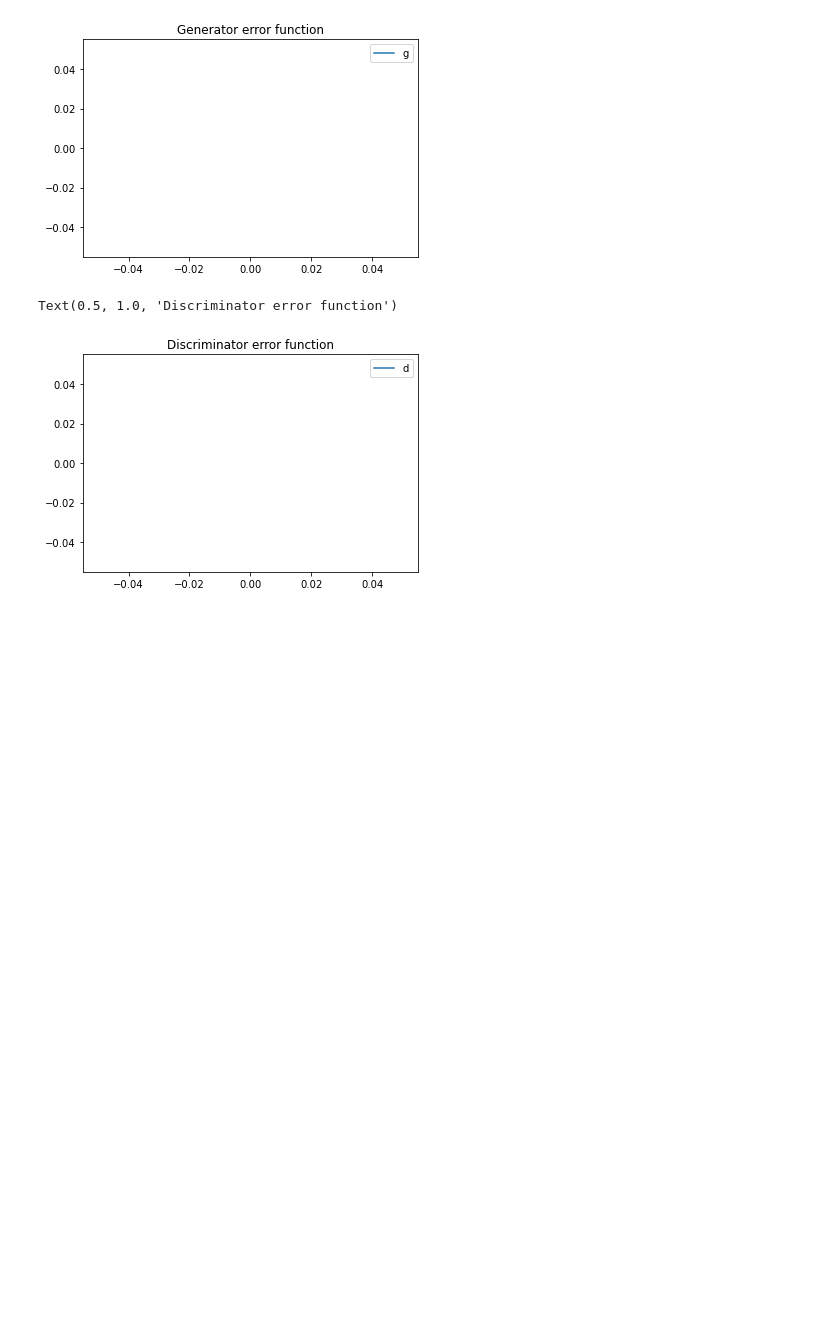
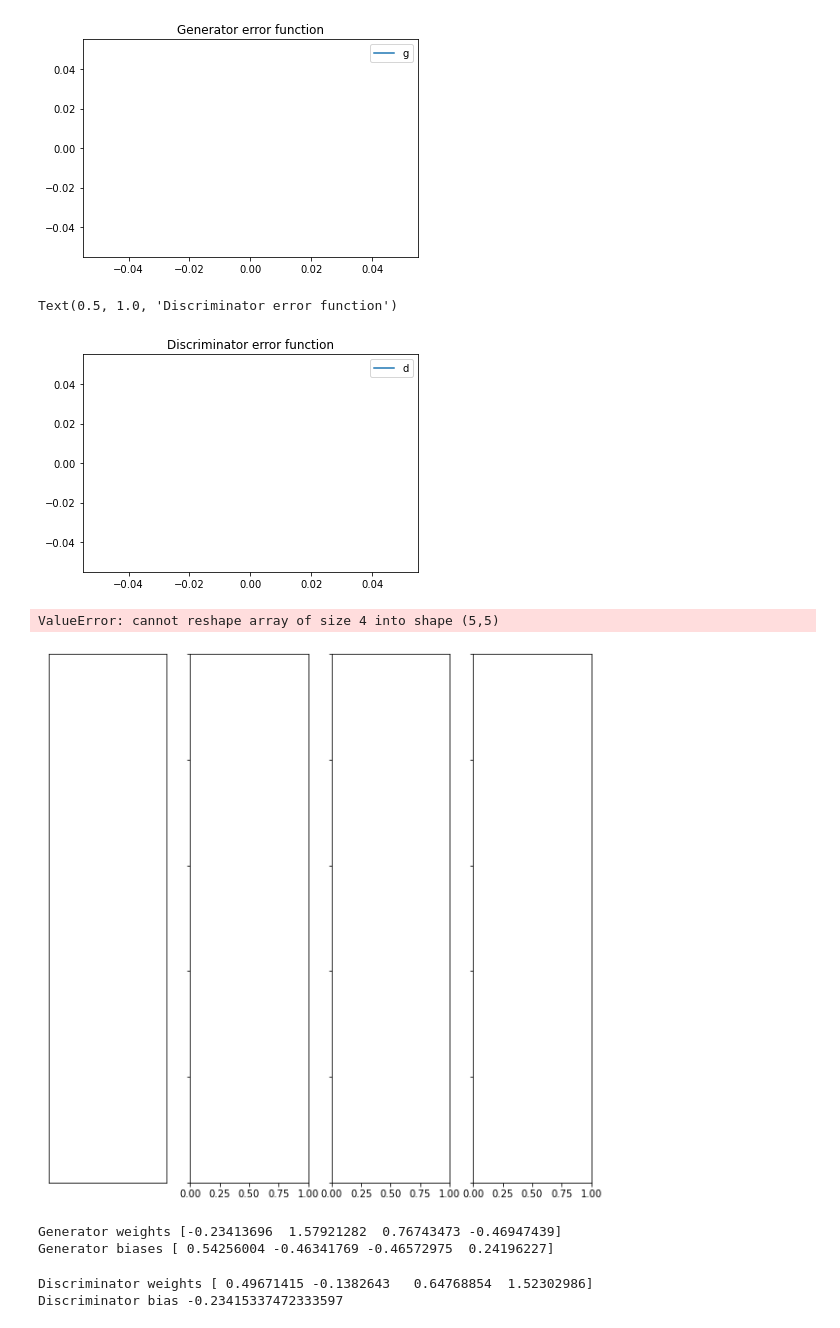
Before and after one commit to ChristopherCaysido/BasicGAN, a Jupyter notebook: Basic Smiley Face Gan.ipynb, the cells around one changed output. Saved outputs shown, nothing was run; the diff lists cells and outputs as text; code cells hidden in the pictures; blank space fills up the shorter version.

```diff
--- a/Basic Smiley Face Gan.ipynb
+++ b/Basic Smiley Face Gan.ipynb
@@ -55,7 +55,7 @@ class Discriminator():
     def __init__(self):
         #self.weights = np.array([0.0 for i in range(4)])
         #self.bias = 0.0
-        self.weights = np.array([np.random.normal() for i in range(4)])
+        self.weights = np.array([np.random.normal() for i in range(25)])
         self.bias = np.random.normal()
 
     def forward(self, x):
@@ -96,8 +96,8 @@ class Discriminator():
 # %%
 class Generator():
     def __init__(self):
-        self.weights = np.array([np.random.normal() for i in range(4)])
-        self.biases = np.array([np.random.normal() for i in range(4)])
+        self.weights = np.array([np.random.normal() for i in range(25)])
+        self.biases = np.array([np.random.normal() for i in range(25)])
 
     def forward(self, z):
         # Forward pass
@@ -180,3 +180,27 @@ plt.title("Discriminator error function")
 [figure]
 Text(0.5, 1.0, 'Discriminator error function')
 [figure]
+# %%
+generated_images = []
+for i in range(4):
+    z = random.random()
+    generated_image = G.forward(z)
+    generated_images.append(generated_image)
+_ = view_samples(generated_images, 1, 4)
+for i in generated_images:
+    print(i)
+# %% [output]
+ValueError: cannot reshape array of size 4 into shape (5,5)
+[figure, added]
+# %%
+print("Generator weights", G.weights)
+print("Generator biases", G.biases)
+# %% [output]
+Generator weights [-0.23413696  1.57921282  0.76743473 -0.46947439]
+Generator biases [ 0.54256004 -0.46341769 -0.46572975  0.24196227]
+# %%
+print("Discriminator weights", D.weights)
+print("Discriminator bias", D.bias)
+# %% [output]
+Discriminator weights [ 0.49671415 -0.1382643   0.64768854  1.52302986]
+Discriminator bias -0.23415337472333597
```
Also changed, not shown: parts of 1 cell of this notebook.
